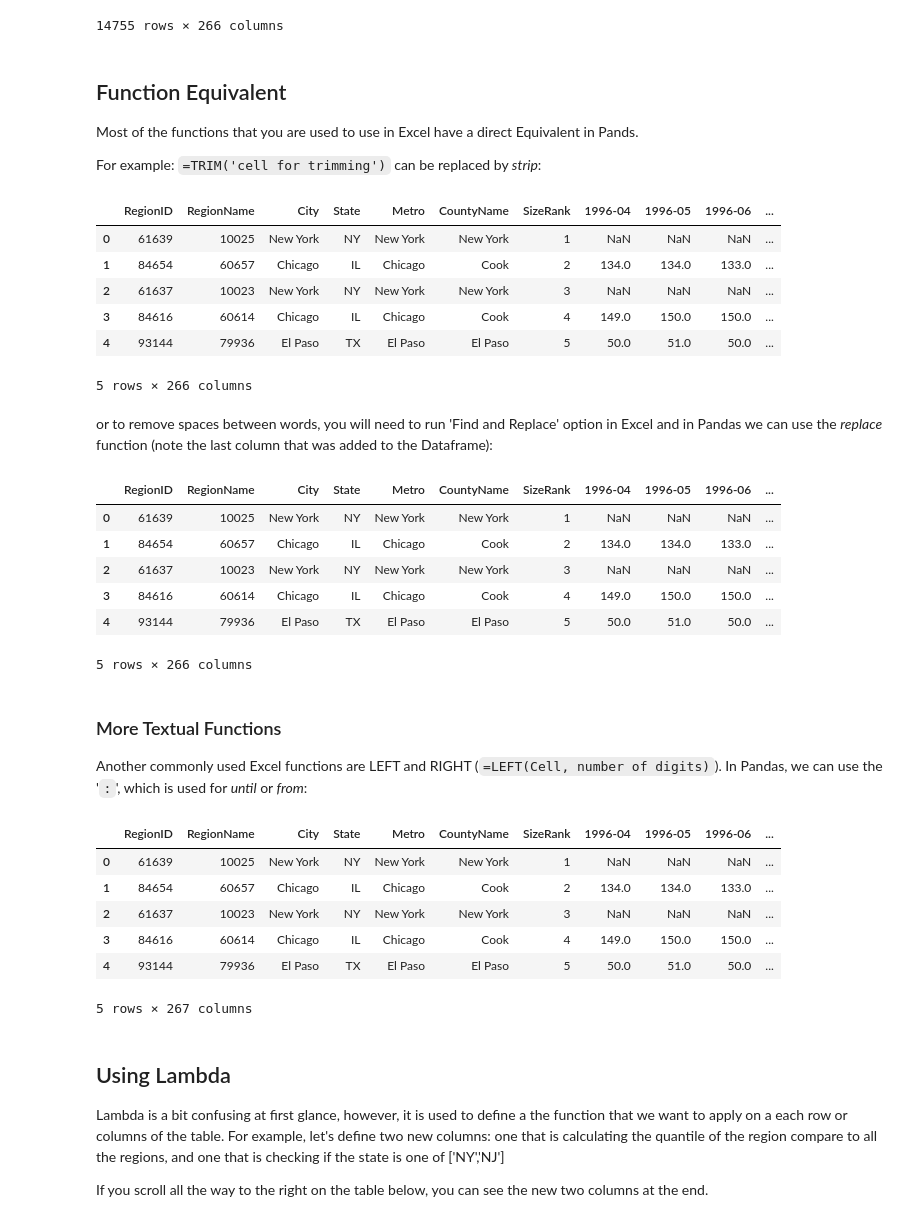
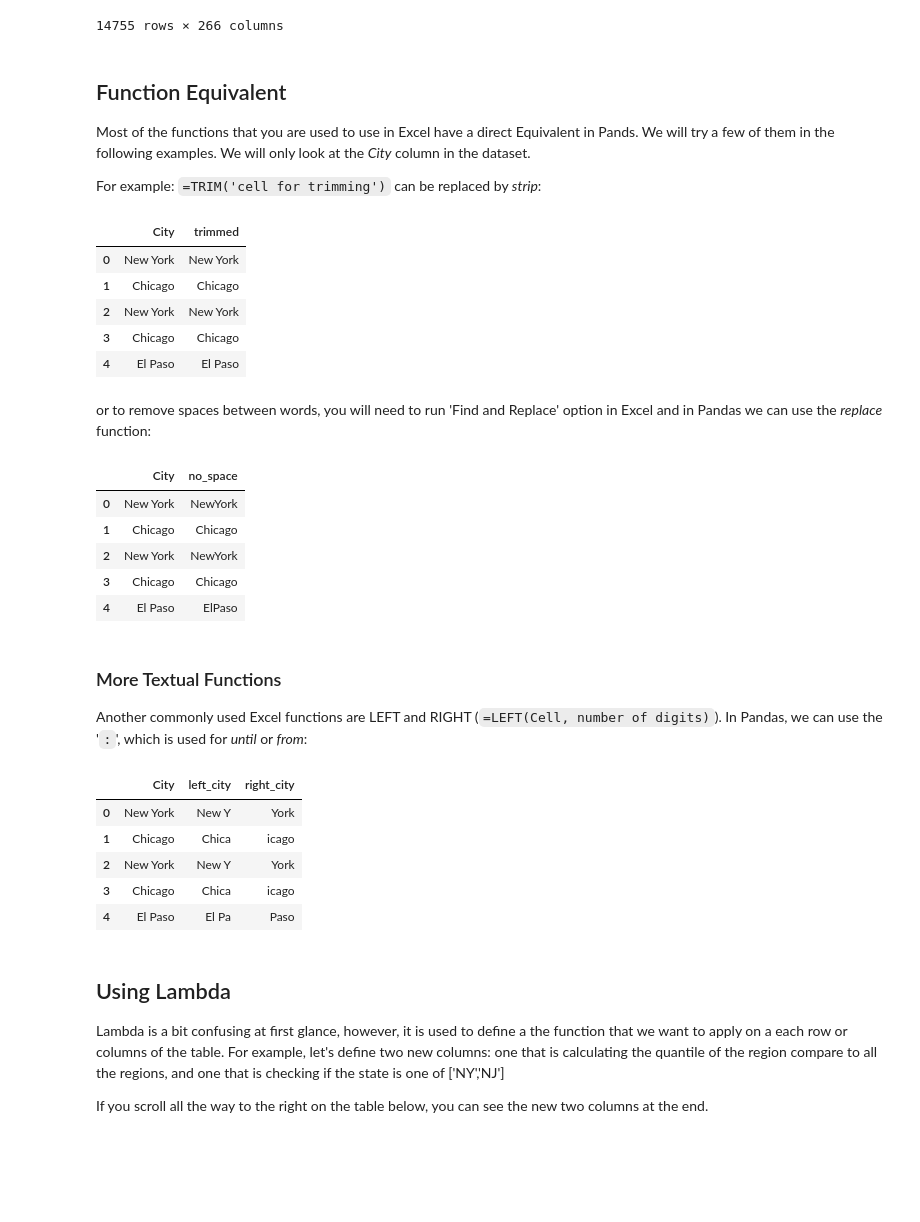
Before and after one commit to luisdomin5/from-excel-to-pandas, a Jupyter notebook: _sources/notebooks/02.01_Adding_New_Columns.ipynb, the cells around one changed output. Saved outputs shown, nothing was run; the diff lists cells and outputs as text; code cells hidden in the pictures; blank space fills up the shorter version.

````diff
--- a/_sources/notebooks/02.01_Adding_New_Columns.ipynb
+++ b/_sources/notebooks/02.01_Adding_New_Columns.ipynb
@@ -46,58 +46,55 @@ For setting a value in a column we will use the [assign](https://pandas.pydata.o
 # %% [markdown]
 ## Function Equivalent
 
-Most of the functions that you are used to use in Excel have a direct Equivalent in Pands.
+Most of the functions that you are used to use in Excel have a direct Equivalent in Pands. We will try a few of them in the following examples. We will only look at the _City_ column in the dataset.
 
 For example: ```=TRIM('cell for trimming')``` can be replaced by _strip_:
 # %%
 (
-    df
+    df[['City']]
     .assign(trimmed = df.City.str.strip())
     .head()
 )
 # %% [output]
-|  | RegionID | RegionName | City | State | Metro | CountyName | SizeRank | 1996-04 | 1996-05 | 1996-06 | ... |
-| 0 | 61639 | 10025 | New York | NY | New York | New York | 1 | NaN | NaN | NaN | ... |
-| 1 | 84654 | 60657 | Chicago | IL | Chicago | Cook | 2 | 134.0 | 134.0 | 133.0 | ... |
-| 2 | 61637 | 10023 | New York | NY | New York | New York | 3 | NaN | NaN | NaN | ... |
-| 3 | 84616 | 60614 | Chicago | IL | Chicago | Cook | 4 | 149.0 | 150.0 | 150.0 | ... |
-| 4 | 93144 | 79936 | El Paso | TX | El Paso | El Paso | 5 | 50.0 | 51.0 | 50.0 | ... |
+|  | City | trimmed |
+| 0 | New York | New York |
+| 1 | Chicago | Chicago |
+| 2 | New York | New York |
+| 3 | Chicago | Chicago |
+| 4 | El Paso | El Paso |
-5 rows × 266 columns
 # %% [markdown]
-or to remove spaces between words, you will need to run 'Find and Replace' option in Excel and in Pandas we can use the _replace_ function (note the last column that was added to the Dataframe):
+or to remove spaces between words, you will need to run 'Find and Replace' option in Excel and in Pandas we can use the _replace_ function:
 # %%
 (
-    df
+    df[['City']]
     .assign(no_space = df.City.str.replace(' ',''))
     .head()
 )
 # %% [output]
-|  | RegionID | RegionName | City | State | Metro | CountyName | SizeRank | 1996-04 | 1996-05 | 1996-06 | ... |
-| 0 | 61639 | 10025 | New York | NY | New York | New York | 1 | NaN | NaN | NaN | ... |
-| 1 | 84654 | 60657 | Chicago | IL | Chicago | Cook | 2 | 134.0 | 134.0 | 133.0 | ... |
-| 2 | 61637 | 10023 | New York | NY | New York | New York | 3 | NaN | NaN | NaN | ... |
-| 3 | 84616 | 60614 | Chicago | IL | Chicago | Cook | 4 | 149.0 | 150.0 | 150.0 | ... |
-| 4 | 93144 | 79936 | El Paso | TX | El Paso | El Paso | 5 | 50.0 | 51.0 | 50.0 | ... |
+|  | City | no_space |
+| 0 | New York | NewYork |
+| 1 | Chicago | Chicago |
+| 2 | New York | NewYork |
+| 3 | Chicago | Chicago |
+| 4 | El Paso | ElPaso |
-5 rows × 266 columns
 # %% [markdown]
 ### More Textual Functions
 
 Another commonly used Excel functions are LEFT and RIGHT (```=LEFT(Cell, number of digits)```). In Pandas, we can use the '```:```', which is used for _until_ or _from_:
 # %%
 (
-    df
+    df[['City']]
     .assign(left_city = df.City.str[:5]) # until the 5th character
     .assign(right_city = df.City.str[-5:]) # from the 5th characters from the end (=right)
     .head()
 )
 # %% [output]
-|  | RegionID | RegionName | City | State | Metro | CountyName | SizeRank | 1996-04 | 1996-05 | 1996-06 | ... |
-| 0 | 61639 | 10025 | New York | NY | New York | New York | 1 | NaN | NaN | NaN | ... |
-| 1 | 84654 | 60657 | Chicago | IL | Chicago | Cook | 2 | 134.0 | 134.0 | 133.0 | ... |
-| 2 | 61637 | 10023 | New York | NY | New York | New York | 3 | NaN | NaN | NaN | ... |
-| 3 | 84616 | 60614 | Chicago | IL | Chicago | Cook | 4 | 149.0 | 150.0 | 150.0 | ... |
-| 4 | 93144 | 79936 | El Paso | TX | El Paso | El Paso | 5 | 50.0 | 51.0 | 50.0 | ... |
+|  | City | left_city | right_city |
+| 0 | New York | New Y | York |
+| 1 | Chicago | Chica | icago |
+| 2 | New York | New Y | York |
+| 3 | Chicago | Chica | icago |
+| 4 | El Paso | El Pa | Paso |
-5 rows × 267 columns
 # %% [markdown]
 ## Using Lambda
 
````
Also changed, not shown: 2 other files.
